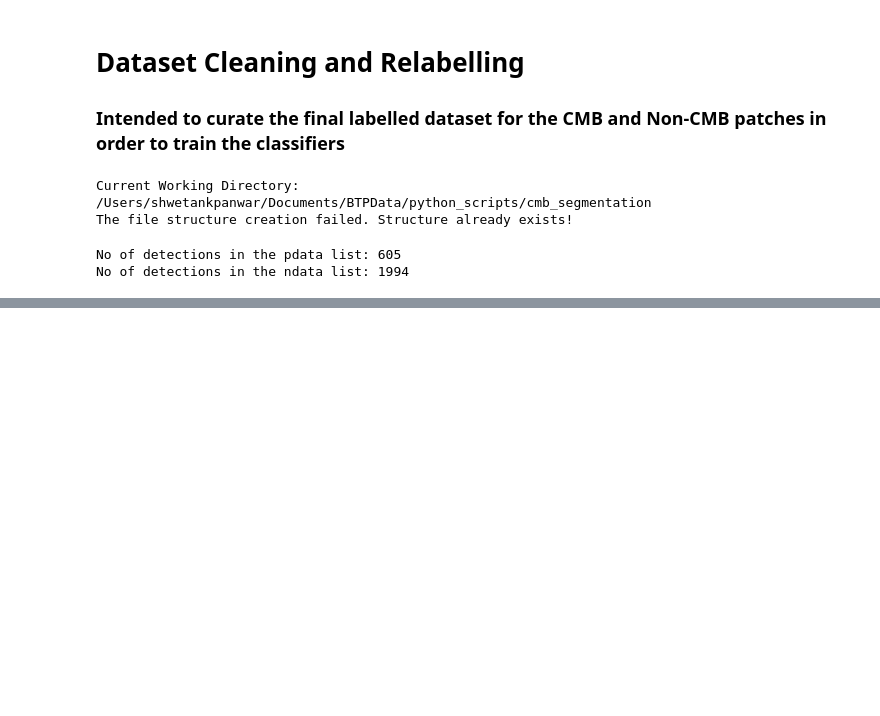
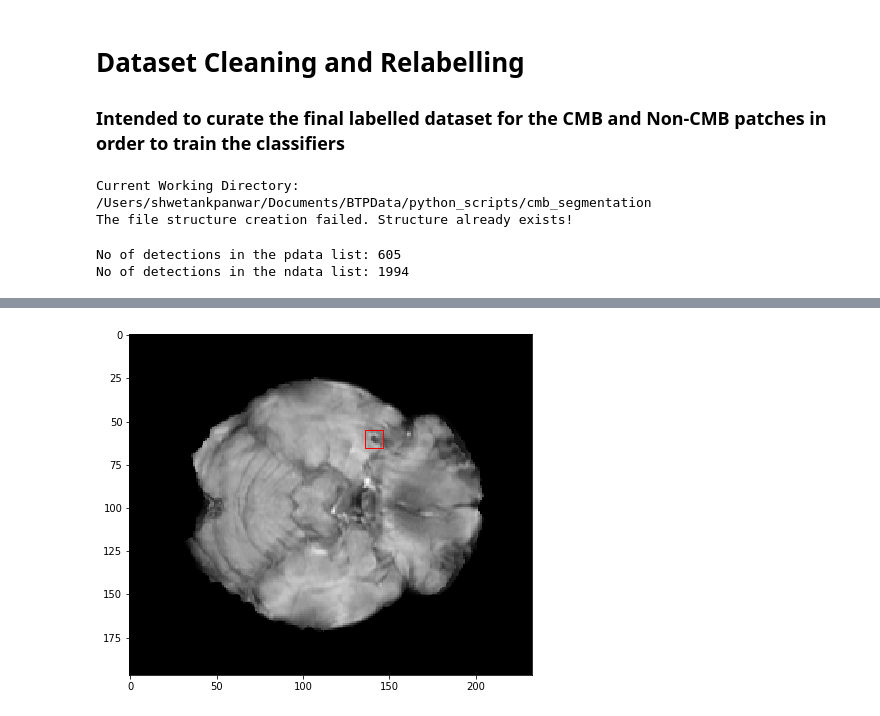
Before and after one commit to ZAKAUDD/pfca, a Jupyter notebook: Data cleaning and labelling.ipynb, the cells around one changed output, grey strips where cells are left out. Cells and saved outputs as stored; diff of their text form; code cells hidden in the pictures; blank space fills up the shorter version.

```diff
--- a/Data cleaning and labelling.ipynb
+++ b/Data cleaning and labelling.ipynb
@@ -45,0 +120,5 @@ Directory Exists!
+# %%
+#All the labels are correct....As checked using MRICRON
+pdataset.disp_detection('4',214)
+# %% [output]
+[figure, added]
```
Also changed, not shown: parts of 29 cells of this notebook, 4 other files.
